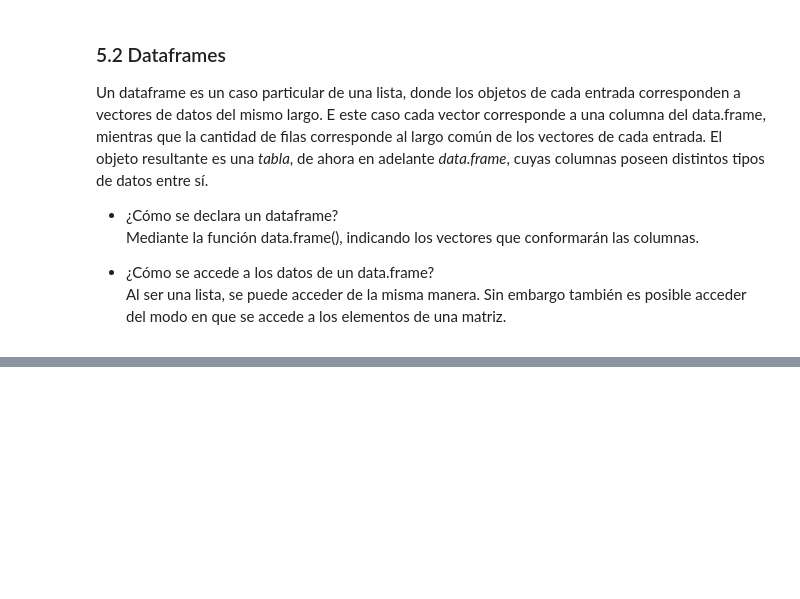
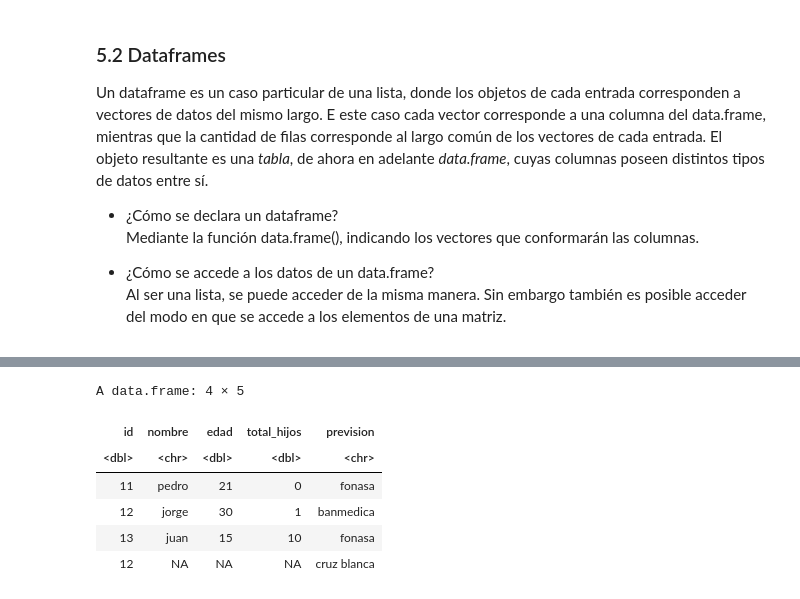
Before and after one commit to kerlesuwu/DBDC_202010_Programacion_en_R_para_ciencia_de_datos, a Jupyter notebook: Clases/Clase2/Clase_2_02_listas_y_dataframes.ipynb, the cells around one changed output, grey strips where cells are left out. Cells and saved outputs as stored; diff of their text form; code cells hidden in the pictures; blank space fills up the shorter version.

```diff
--- a/Clases/Clase2/Clase_2_02_listas_y_dataframes.ipynb
+++ b/Clases/Clase2/Clase_2_02_listas_y_dataframes.ipynb
@@ -73,3 +293,12 @@ Un dataframe es un caso particular de una lista, donde los objetos de cada entra
 # 5.2 Dataframes ----------
 # Ejemplo sencillo de definición de un data.frame
 # recordar que 1:3 es lo mismo que c(1,2,3)
+
+df <- data.frame( id = 11:13,
+                  nombre =  c("pedro", "jorge", "juan"),
+                  edad = c(21,30,15)
+          )
+
+df
+
+str(df)
@@ -85,2 +341,5 @@ Un dataframe es un caso particular de una lista, donde los objetos de cada entra
 # %%
 #Podemos crear nuevas columnas , del mismmo modo que creamos "slots" en una lista
+df[["prevision"]] <- c("fonasa","banmedica","fonasa")
+df$total_hijos <- c(0,1,10)
+df
@@ -94,0 +393,6 @@ Un dataframe es un caso particular de una lista, donde los objetos de cada entra
+# %%
+library(dplyr)
+
+
+nuevo <- data.frame(id = 12,nombre = NA,edad = NA, total_hijos = NA, prevision = "cruz blanca")
+nuevo
@@ -94,0 +404,10 @@ Un dataframe es un caso particular de una lista, donde los objetos de cada entra
+# %%
+union(df,nuevo)
+# %% [output]
+A data.frame: 4 × 5
+| id | nombre | edad | total_hijos | prevision |
+| <dbl> | <chr> | <dbl> | <dbl> | <chr> |
+| 11 | pedro | 21 | 0 | fonasa |
+| 12 | jorge | 30 | 1 | banmedica |
+| 13 | juan | 15 | 10 | fonasa |
+| 12 | NA | NA | NA | cruz blanca |
```
Also changed, not shown: parts of 36 cells of this notebook.
